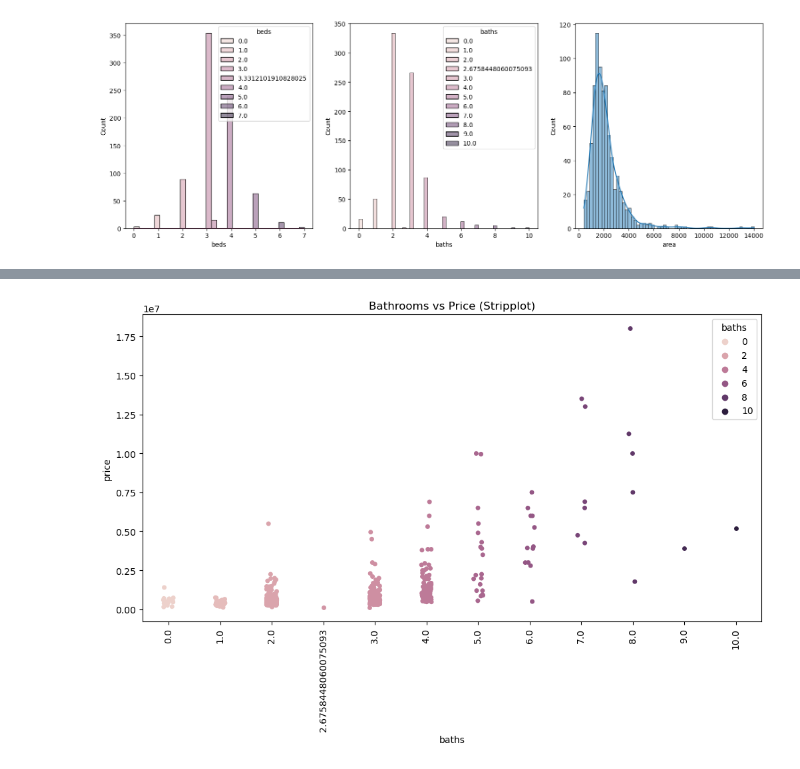
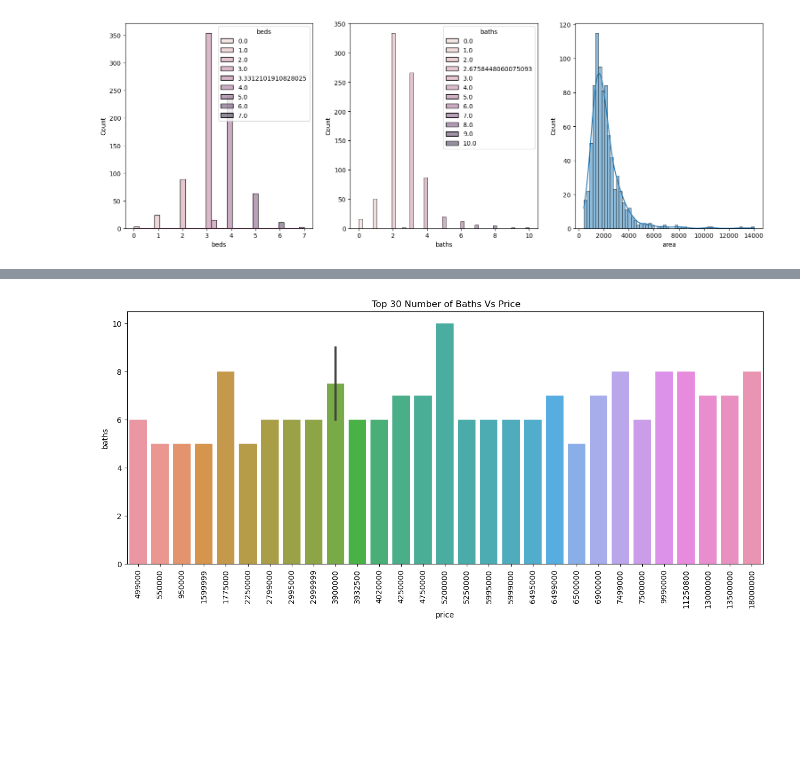
Before and after one commit to Silver0345/Data-Science, a Jupyter notebook: Austin Zillow Housing/data/EDA AUSTIN ZILOW HOUSING.ipynb, the cells around one changed output, grey strips where cells are left out. Saved outputs shown, nothing was run; the diff lists cells and outputs as text; code cells hidden in the pictures; blank space fills up the shorter version.

```diff
--- a/Austin Zillow Housing/data/EDA AUSTIN ZILOW HOUSING.ipynb
+++ b/Austin Zillow Housing/data/EDA AUSTIN ZILOW HOUSING.ipynb
@@ -307,6 +319,6 @@ plt.title('Area  Vs Price');
 # %%
-plt.figure(figsize=(12,6))
-sns.stripplot(x='beds', y='price', hue='beds', data=housing)
-plt.xticks(rotation=90)
-plt.title('Bedrooms vs Price (Stripplot)');
+baths = pd.DataFrame(housing['baths'].sort_values(ascending = False))
+price = pd.DataFrame(housing['price'].sort_values(ascending = False))
+bath_price = baths.join(price)
+bath_price.head()
 # %% [output]
@@ -314,7 +331,7 @@ plt.title('Bedrooms vs Price (Stripplot)');
 # %%
-plt.figure(figsize=(12,6))
-sns.stripplot(x='baths', y='price', hue='baths', data=housing)
+plt.figure(figsize=(15,6))
+sns.barplot(y='baths', x='price', data= bath_price[:30])
 plt.xticks(rotation=90)
-plt.title('Bathrooms vs Price (Stripplot)');
+plt.title(' Top 30 Number of Baths Vs Price');
 # %% [output]
-[figure, old version]
+[figure, new version]
```
Also changed, not shown: parts of 12 cells of this notebook, 1 other file.
